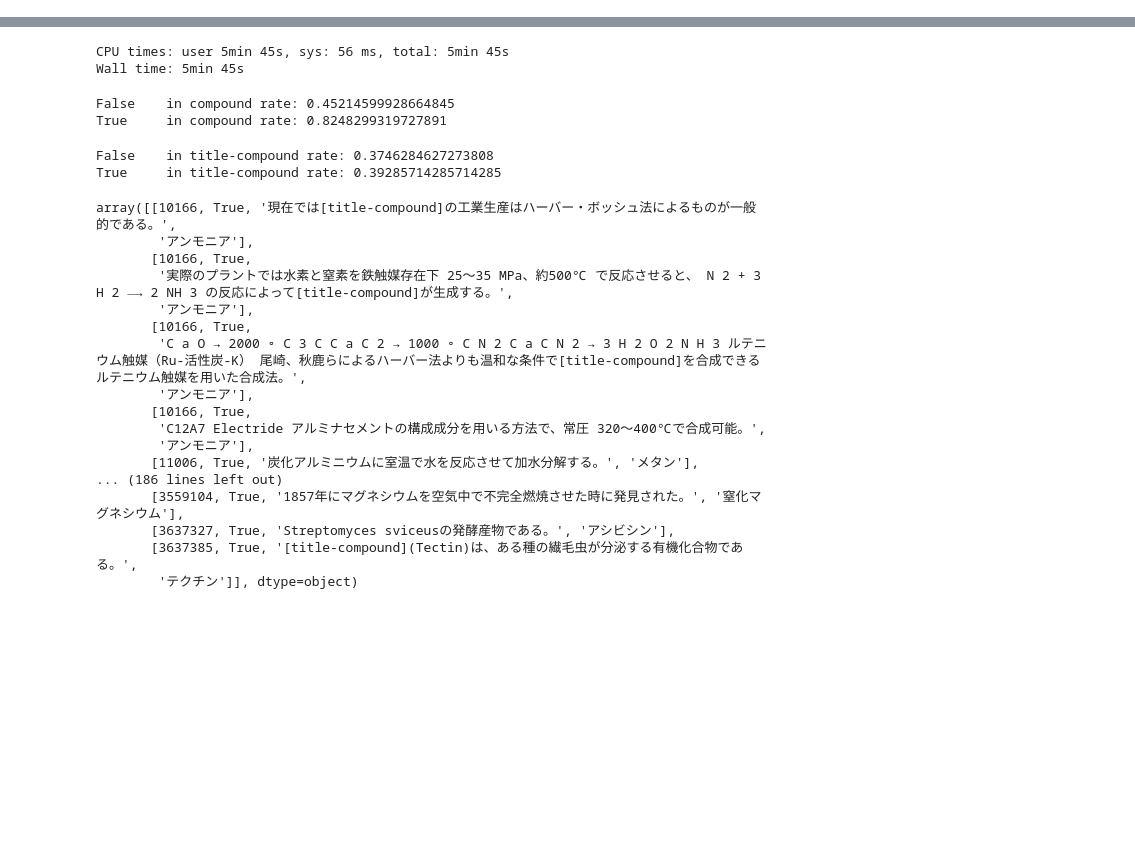
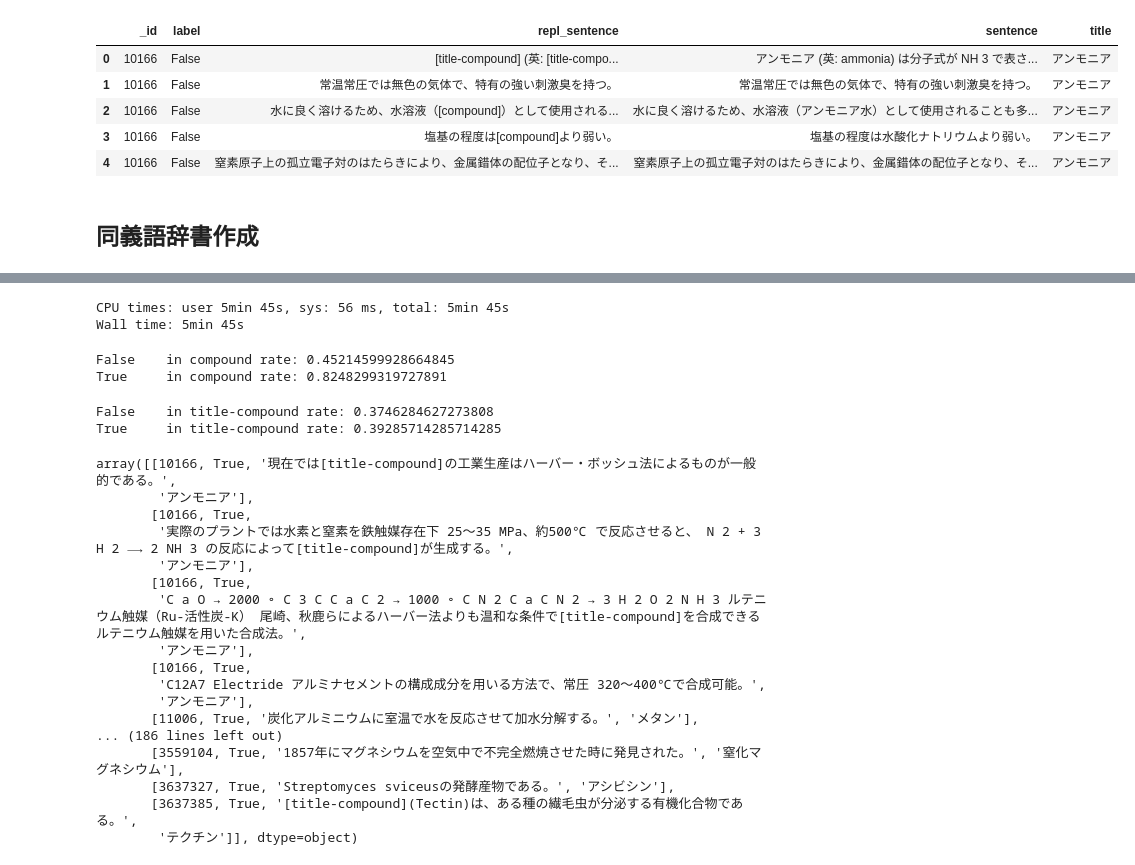
Before and after one commit to yaelanya/shinra2, a Jupyter notebook: notebook/check/check_compound_in_sentence.ipynb, the cells around one changed output, grey strips where cells are left out. Cells and saved outputs as stored; diff of their text form; code cells hidden in the pictures; blank space fills up the shorter version.

```diff
--- a/notebook/check/check_compound_in_sentence.ipynb
+++ b/notebook/check/check_compound_in_sentence.ipynb
@@ -10,4 +9,12 @@ with open("../../data/ENE_compound_name.txt", 'r', encoding='utf-8') as f:
     pageid2title = {str(json.loads(line)['pageid']): json.loads(line)['title'] for line in f}
     entry_title = list(pageid2title.values())
 # %%
-all_sentence_df = pd.read_csv("../../data/wikitext_split_sentence.csv")
+train_sentence_df = pd.read_csv("../../data/Production_train_sentence_with_repl_compound.csv")
+train_sentence_df.head()
+# %% [output]
+|  | _id | label | repl_sentence | sentence | title |
+| 0 | 10166 | False | [title-compound] (英: [title-compo... | アンモニア (英: ammonia) は分子式が NH 3 で表さ... | アンモニア |
+| 1 | 10166 | False | 常温常圧では無色の気体で、特有の強い刺激臭を持つ。 | 常温常圧では無色の気体で、特有の強い刺激臭を持つ。 | アンモニア |
+| 2 | 10166 | False | 水に良く溶けるため、水溶液（[compound]）として使用される... | 水に良く溶けるため、水溶液（アンモニア水）として使用されることも多... | アンモニア |
+| 3 | 10166 | False | 塩基の程度は[compound]より弱い。 | 塩基の程度は水酸化ナトリウムより弱い。 | アンモニア |
+| 4 | 10166 | False | 窒素原子上の孤立電子対のはたらきにより、金属錯体の配位子となり、そ... | 窒素原子上の孤立電子対のはたらきにより、金属錯体の配位子となり、そ... | アンモニア |
@@ -90,6 +88,8 @@ def reverse_table(table: dict):
             new_table = append_dict(new_table, v, k)
 
     return new_table
+# %% [markdown]
+## 同義語辞書作成
 # %%
 # 同義語辞書 {title: synonyms}
 synonyms_dict = {}
```
Also changed, not shown: parts of 5 cells of this notebook, 1 other file.
